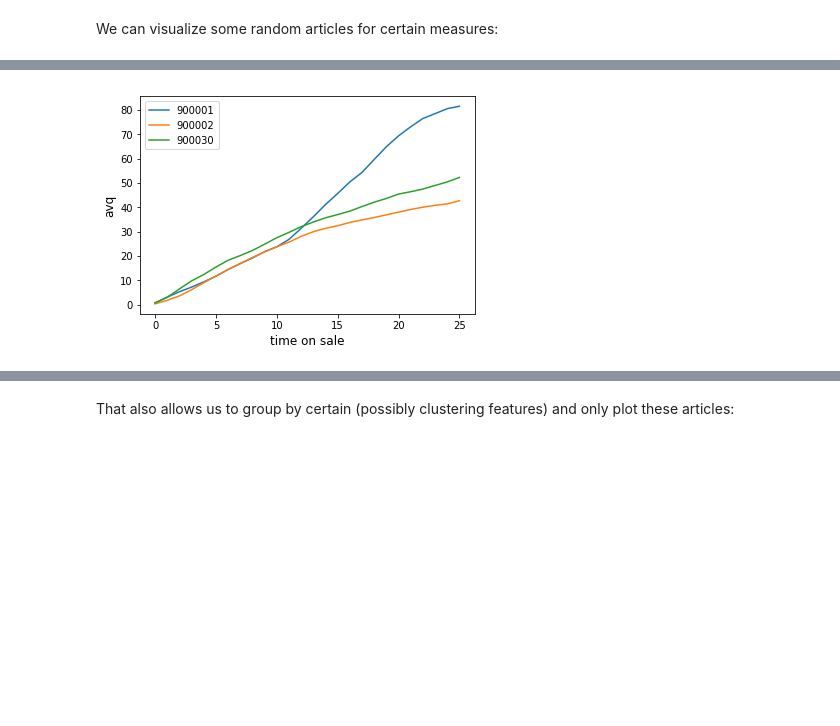
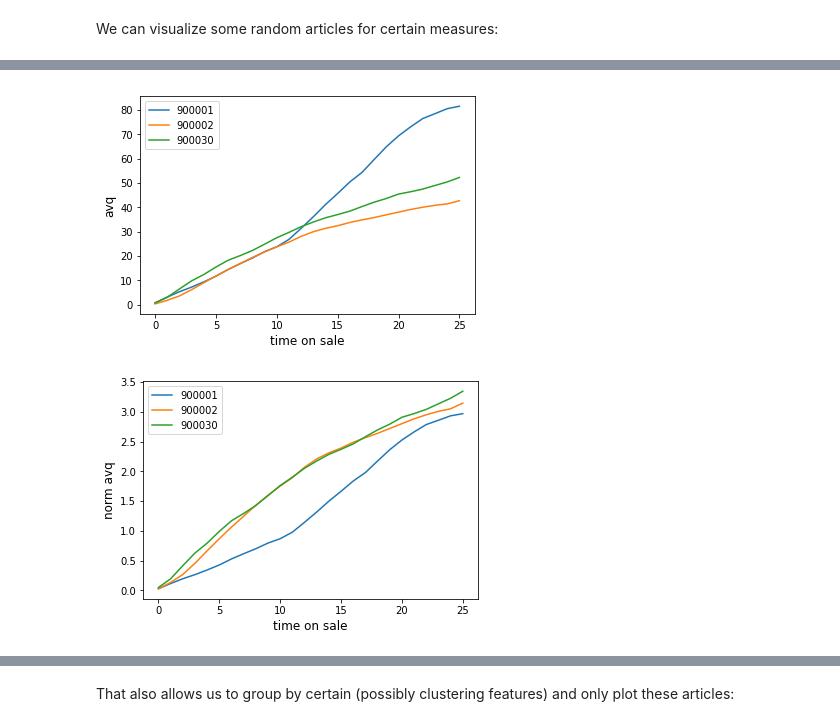
Before and after one commit to indyfree/tailor, a Jupyter notebook: notebooks/05-visualize-article-history.ipynb, the cells around one changed output, grey strips where cells are left out. Saved outputs shown, nothing was run; the diff lists cells and outputs as text; code cells hidden in the pictures; blank space fills up the shorter version.

```diff
--- a/notebooks/05-visualize-article-history.ipynb
+++ b/notebooks/05-visualize-article-history.ipynb
@@ -30,6 +32,8 @@ plot_articles(df, [900001, 900002, 900030], 'revenue');
 # %%
 plot_articles(df, [900001, 900002, 900030], 'avq');
+plot_articles(df, [900001, 900002, 900030], 'norm_avq');
 # %% [output]
 [figure]
+[figure, added]
 # %%
 plot_articles(df, [900001, 900002, 900030], 'article_count');
```
Also changed, not shown: parts of 4 cells of this notebook, 5 other files.
